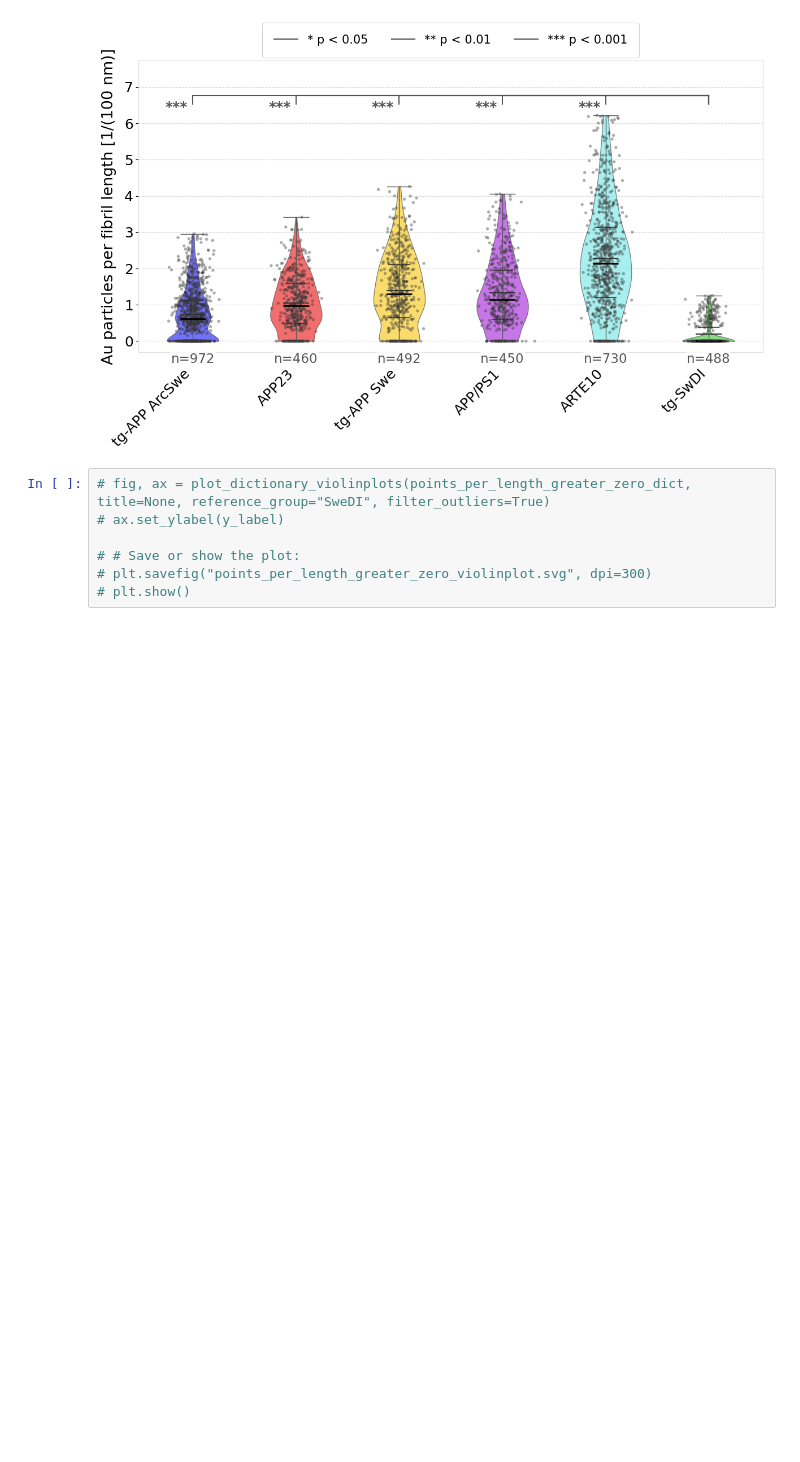
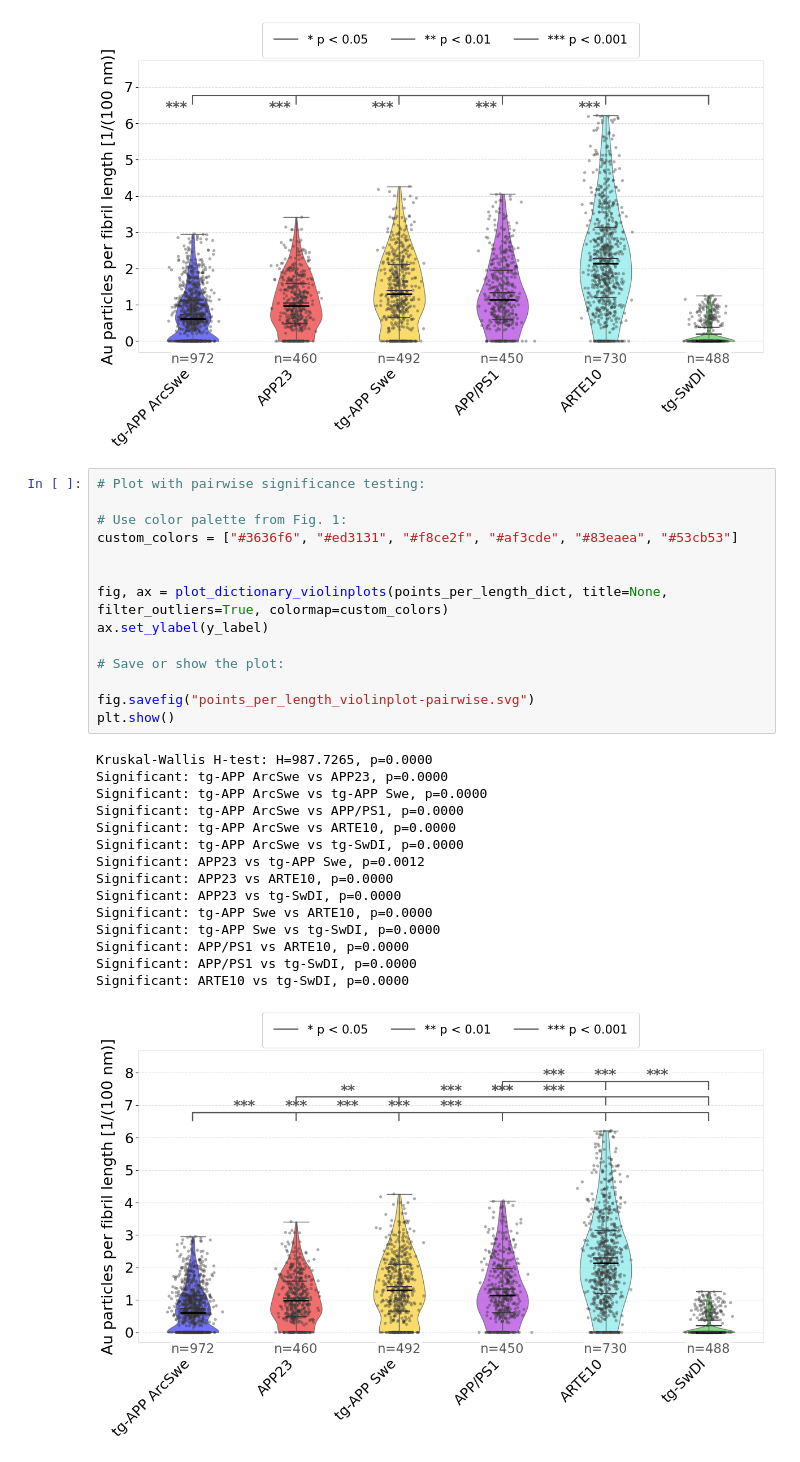
Before and after one commit to sim-som/filament_particle_co_localization, a Jupyter notebook: quantitative_analysis.ipynb, the cells around one changed output. Cells and saved outputs as stored; diff of their text form; blank space fills up the shorter version.

Commit message:
Pairwise comparison

```diff
--- a/quantitative_analysis.ipynb
+++ b/quantitative_analysis.ipynb
@@ -1757,9 +1757,32 @@ Significant: tg-SwDI vs APP/PS1, p=0.0000
 Significant: tg-SwDI vs ARTE10, p=0.0000
 [figure]
 # %%
-# fig, ax = plot_dictionary_violinplots(points_per_length_greater_zero_dict, title=None, reference_group="SweDI", filter_outliers=True)
-# ax.set_ylabel(y_label)
+# Plot with pairwise significance testing:
 
-# # Save or show the plot:
-# plt.savefig("points_per_length_greater_zero_violinplot.svg", dpi=300)
-# plt.show()
+# Use color palette from Fig. 1:
+custom_colors = ["#3636f6", "#ed3131", "#f8ce2f", "#af3cde", "#83eaea", "#53cb53"]
+
+
+fig, ax = plot_dictionary_violinplots(points_per_length_dict, title=None, filter_outliers=True, colormap=custom_colors)
+ax.set_ylabel(y_label)
+
+# Save or show the plot:
+
+fig.savefig("points_per_length_violinplot-pairwise.svg")
+plt.show()
+# %% [output]
+Kruskal-Wallis H-test: H=987.7265, p=0.0000
+Significant: tg-APP ArcSwe vs APP23, p=0.0000
+Significant: tg-APP ArcSwe vs tg-APP Swe, p=0.0000
+Significant: tg-APP ArcSwe vs APP/PS1, p=0.0000
+Significant: tg-APP ArcSwe vs ARTE10, p=0.0000
+Significant: tg-APP ArcSwe vs tg-SwDI, p=0.0000
+Significant: APP23 vs tg-APP Swe, p=0.0012
+Significant: APP23 vs ARTE10, p=0.0000
+Significant: APP23 vs tg-SwDI, p=0.0000
+Significant: tg-APP Swe vs ARTE10, p=0.0000
+Significant: tg-APP Swe vs tg-SwDI, p=0.0000
+Significant: APP/PS1 vs ARTE10, p=0.0000
+Significant: APP/PS1 vs tg-SwDI, p=0.0000
+Significant: ARTE10 vs tg-SwDI, p=0.0000
+[figure, added]
```
Also changed, not shown: parts of 1 cell of this notebook, 4 other files.
